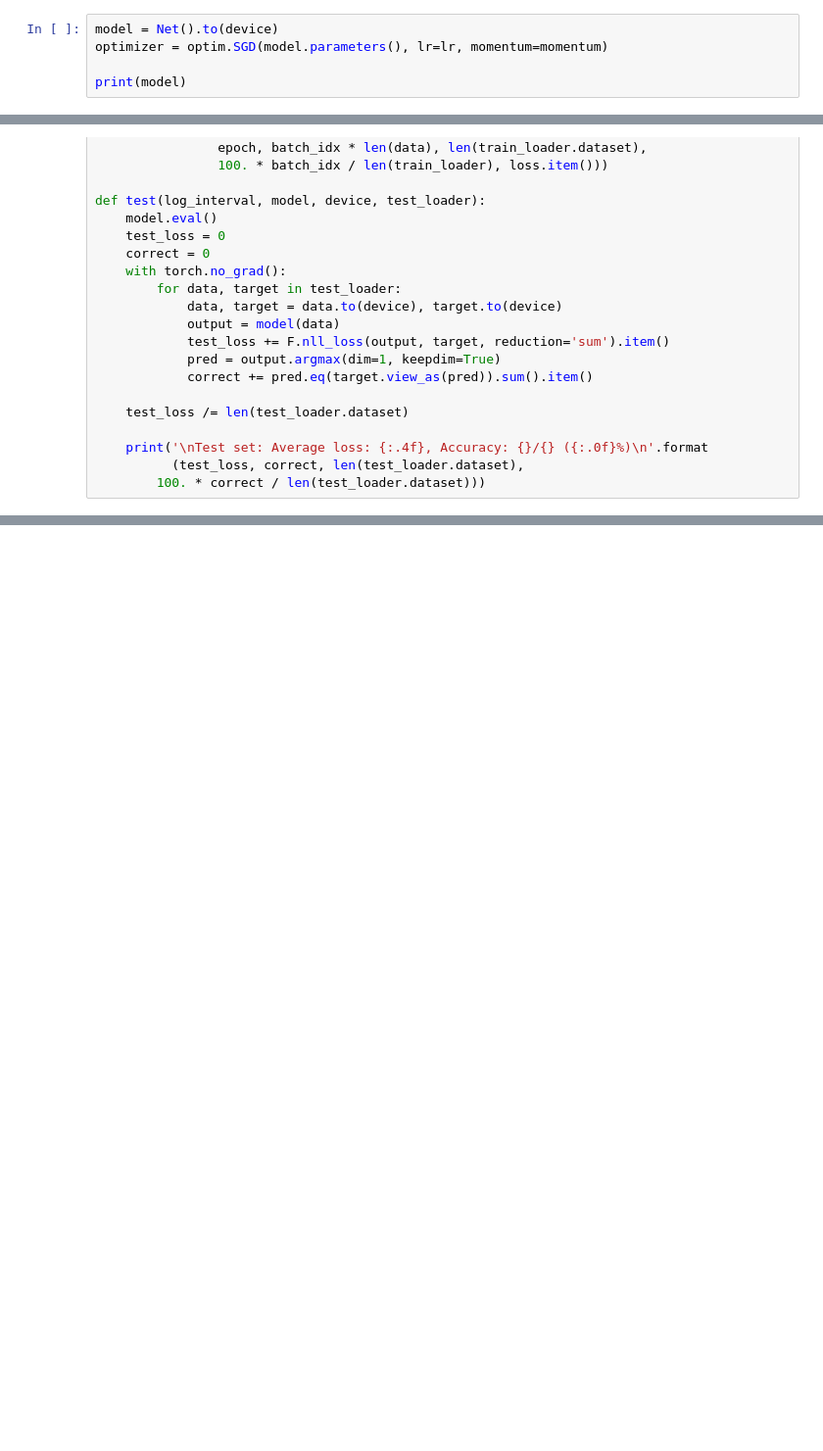
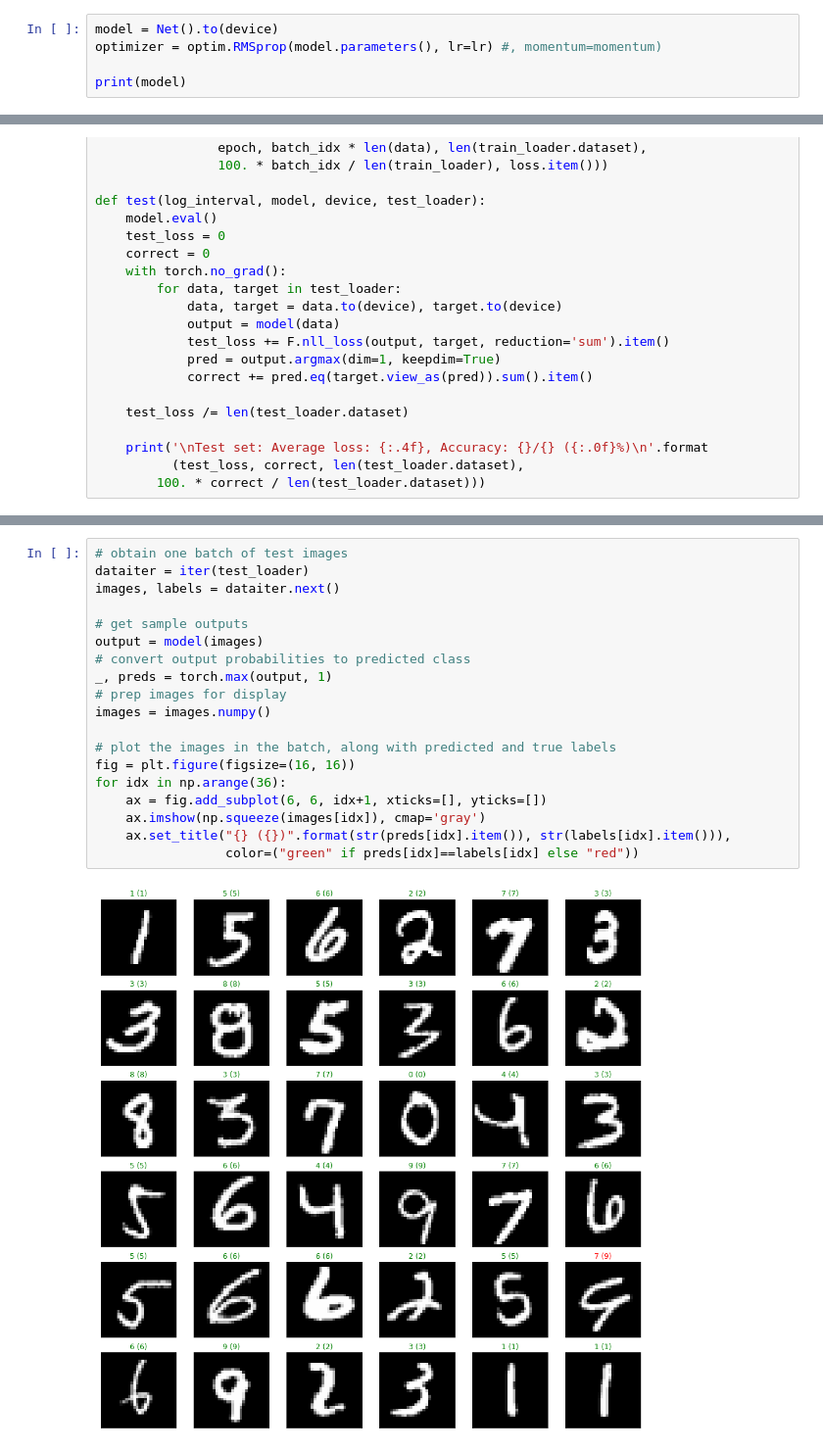
Before and after one commit to face22/lecture, a Jupyter notebook: mnist_mlp.ipynb, the cells around one changed output, grey strips where cells are left out. Shown: that part at 98% size. Cells and saved outputs as stored; diff of their text form; blank space fills up the shorter version.

```diff
--- a/mnist_mlp.ipynb
+++ b/mnist_mlp.ipynb
@@ -104,7 +114,7 @@ print('model design done')
 model design done
 # %%
 model = Net().to(device)
-optimizer = optim.SGD(model.parameters(), lr=lr, momentum=momentum)
+optimizer = optim.RMSprop(model.parameters(), lr=lr) #, momentum=momentum)
 
 print(model)
 # %% [output]
@@ -171,0 +182,21 @@ Test set: Average loss: 0.5751, Accuracy: 7760/10000 (78%)
+# %%
+# obtain one batch of test images
+dataiter = iter(test_loader)
+images, labels = dataiter.next()
+
+# get sample outputs
+output = model(images)
+# convert output probabilities to predicted class
+_, preds = torch.max(output, 1)
+# prep images for display
+images = images.numpy()
+
+# plot the images in the batch, along with predicted and true labels
+fig = plt.figure(figsize=(16, 16))
+for idx in np.arange(36):
+    ax = fig.add_subplot(6, 6, idx+1, xticks=[], yticks=[])
+    ax.imshow(np.squeeze(images[idx]), cmap='gray')
+    ax.set_title("{} ({})".format(str(preds[idx].item()), str(labels[idx].item())),
+                 color=("green" if preds[idx]==labels[idx] else "red"))
+# %% [output]
+[figure, added]
```
Also changed, not shown: parts of 5 cells of this notebook.
